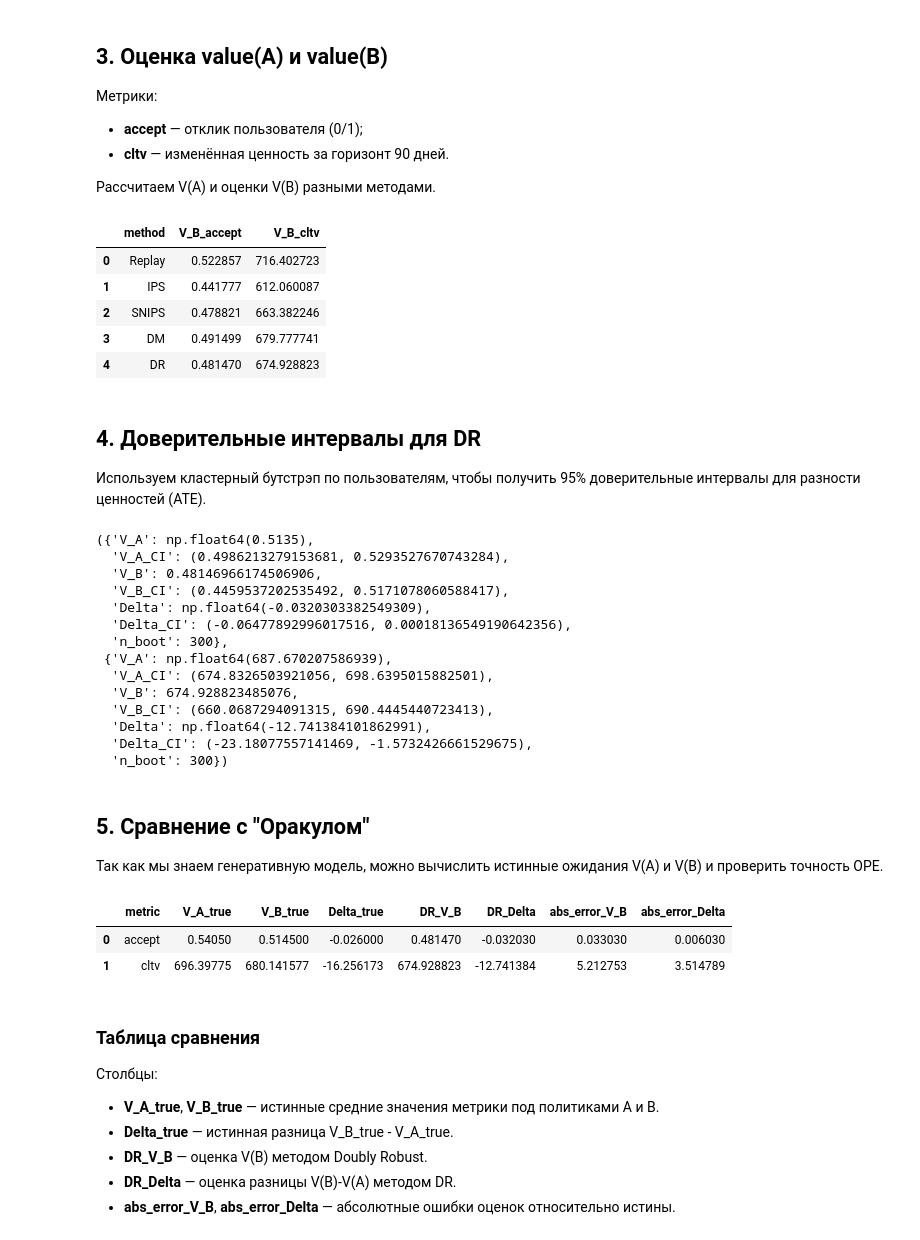
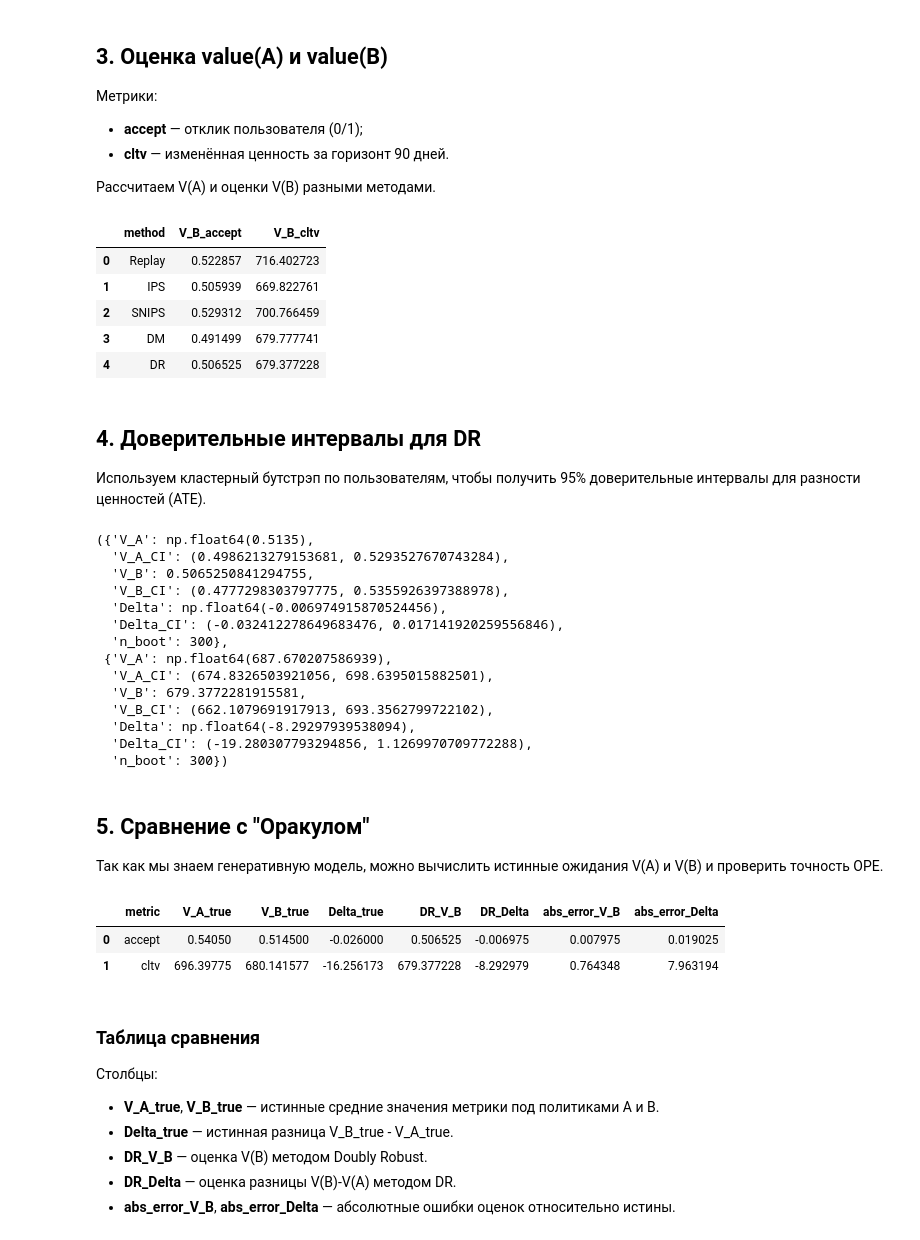
Before and after one commit to Yurashku/OffPolicyLab, a Jupyter notebook: examples/tutorial.ipynb, the cells around one changed output. Cells and saved outputs as stored; diff of their text form; code cells hidden in the pictures.

```diff
--- a/examples/tutorial.ipynb
+++ b/examples/tutorial.ipynb
@@ -93,58 +95,67 @@ logsA.head()
 
 Рассчитаем V(A) и оценки V(B) разными методами.
 # %%
-
 vA_accept = logsA['accept'].mean()
 vA_cltv = logsA['cltv'].mean()
+
+pi_model = train_pi_hat(logsA)
+pA_all = pi_hat_predict(pi_model, logsA)
+pA_taken = pA_all[np.arange(len(logsA)), logsA['a_A'].values]
 
 piB_taken = prepare_piB_taken(logsA, policyB)
 mu_accept = train_mu_hat(logsA, target='accept')
 mu_cltv = train_mu_hat(logsA, target='cltv')
 
 res = []
 # Replay
 res.append(('Replay',
              replay_value(logsA, policyB.action_argmax(users), 'accept'),
              replay_value(logsA, policyB.action_argmax(users), 'cltv')))
 # IPS
-res_ip_accept, ess_ip_a, clip_ip_a = ips_value(logsA, piB_taken, 'accept', weight_clip=20)
-res_ip_cltv, ess_ip_c, clip_ip_c = ips_value(logsA, piB_taken, 'cltv', weight_clip=20)
+res_ip_accept, ess_ip_a, clip_ip_a = ips_value(logsA, piB_taken, pA_taken, 'accept', weight_clip=20)
+res_ip_cltv, ess_ip_c, clip_ip_c = ips_value(logsA, piB_taken, pA_taken, 'cltv', weight_clip=20)
 res.append(('IPS', res_ip_accept, res_ip_cltv))
 # SNIPS
-res_sn_accept, ess_sn_a, clip_sn_a = snips_value(logsA, piB_taken, 'accept', weight_clip=20)
-res_sn_cltv, ess_sn_c, clip_sn_c = snips_value(logsA, piB_taken, 'cltv', weight_clip=20)
+res_sn_accept, ess_sn_a, clip_sn_a = snips_value(logsA, piB_taken, pA_taken, 'accept', weight_clip=20)
+res_sn_cltv, ess_sn_c, clip_sn_c = snips_value(logsA, piB_taken, pA_taken, 'cltv', weight_clip=20)
 res.append(('SNIPS', res_sn_accept, res_sn_cltv))
 # DM
 res.append(('DM', dm_value(logsA, policyB, mu_accept, 'accept'), dm_value(logsA, policyB, mu_cltv, 'cltv')))
 # DR
-res_dr_accept, ess_dr_a, clip_dr_a = dr_value(logsA, policyB, mu_accept, 'accept', weight_clip=20)
-res_dr_cltv, ess_dr_c, clip_dr_c = dr_value(logsA, policyB, mu_cltv, 'cltv', weight_clip=20)
+res_dr_accept, ess_dr_a, clip_dr_a = dr_value(logsA, policyB, mu_accept, pA_taken, 'accept', weight_clip=20)
+res_dr_cltv, ess_dr_c, clip_dr_c = dr_value(logsA, policyB, mu_cltv, pA_taken, 'cltv', weight_clip=20)
 res.append(('DR', res_dr_accept, res_dr_cltv))
 
 pd.DataFrame(res, columns=['method','V_B_accept','V_B_cltv'])
 # %% [output]
 |  | method | V_B_accept | V_B_cltv |
 | 0 | Replay | 0.522857 | 716.402723 |
-| 1 | IPS | 0.441777 | 612.060087 |
-| 2 | SNIPS | 0.478821 | 663.382246 |
+| 1 | IPS | 0.505939 | 669.822761 |
+| 2 | SNIPS | 0.529312 | 700.766459 |
 | 3 | DM | 0.491499 | 679.777741 |
-| 4 | DR | 0.481470 | 674.928823 |
+| 4 | DR | 0.506525 | 679.377228 |
 # %% [markdown]
 ## 4. Доверительные интервалы для DR
 
 Используем кластерный бутстрэп по пользователям, чтобы получить 95% доверительные интервалы для разности ценностей (ATE).
 # %%
-
 def estimator_pair_accept(df):
     mu = train_mu_hat(df, 'accept')
+    pi_model = train_pi_hat(df)
+    pA = pi_hat_predict(pi_model, df)
+    pA_taken = pA[np.arange(len(df)), df['a_A'].values]
     vA = df['accept'].mean()
-    vB, _, _ = dr_value(df, policyB, mu, 'accept', weight_clip=20)
+    vB, _, _ = dr_value(df, policyB, mu, pA_taken, 'accept', weight_clip=20)
     return vA, vB, vB - vA
+
 
 def estimator_pair_cltv(df):
     mu = train_mu_hat(df, 'cltv')
+    pi_model = train_pi_hat(df)
+    pA = pi_hat_predict(pi_model, df)
+    pA_taken = pA[np.arange(len(df)), df['a_A'].values]
     vA = df['cltv'].mean()
-    vB, _, _ = dr_value(df, policyB, mu, 'cltv', weight_clip=20)
+    vB, _, _ = dr_value(df, policyB, mu, pA_taken, 'cltv', weight_clip=20)
     return vA, vB, vB - vA
 
 ci_accept = paired_bootstrap_ci(logsA, estimator_pair_accept)
@@ -153,17 +164,17 @@ ci_accept, ci_cltv
 # %% [output]
 ({'V_A': np.float64(0.5135),
   'V_A_CI': (0.4986213279153681, 0.5293527670743284),
-  'V_B': 0.48146966174506906,
-  'V_B_CI': (0.4459537202535492, 0.5171078060588417),
-  'Delta': np.float64(-0.0320303382549309),
-  'Delta_CI': (-0.06477892996017516, 0.00018136549190642356),
+  'V_B': 0.5065250841294755,
+  'V_B_CI': (0.4777298303797775, 0.5355926397388978),
+  'Delta': np.float64(-0.006974915870524456),
+  'Delta_CI': (-0.032412278649683476, 0.017141920259556846),
   'n_boot': 300},
  {'V_A': np.float64(687.670207586939),
   'V_A_CI': (674.8326503921056, 698.6395015882501),
-  'V_B': 674.928823485076,
-  'V_B_CI': (660.0687294091315, 690.4445440723413),
-  'Delta': np.float64(-12.741384101862991),
-  'Delta_CI': (-23.18077557141469, -1.5732426661529675),
+  'V_B': 679.3772281915581,
+  'V_B_CI': (662.1079691917913, 693.3562799722102),
+  'Delta': np.float64(-8.29297939538094),
+  'Delta_CI': (-19.280307793294856, 1.1269970709772288),
   'n_boot': 300})
 # %% [markdown]
 ## 5. Сравнение с "Оракулом"
@@ -195,8 +206,8 @@ oracle_df = pd.DataFrame({
 oracle_df
 # %% [output]
 |  | metric | V_A_true | V_B_true | Delta_true | DR_V_B | DR_Delta | abs_error_V_B | abs_error_Delta |
-| 0 | accept | 0.54050 | 0.514500 | -0.026000 | 0.481470 | -0.032030 | 0.033030 | 0.006030 |
-| 1 | cltv | 696.39775 | 680.141577 | -16.256173 | 674.928823 | -12.741384 | 5.212753 | 3.514789 |
+| 0 | accept | 0.54050 | 0.514500 | -0.026000 | 0.506525 | -0.006975 | 0.007975 | 0.019025 |
+| 1 | cltv | 696.39775 | 680.141577 | -16.256173 | 679.377228 | -8.292979 | 0.764348 | 7.963194 |
 # %% [markdown]
 ### Таблица сравнения
 Столбцы:
```
Also changed, not shown: parts of 4 cells of this notebook, 8 other files.
